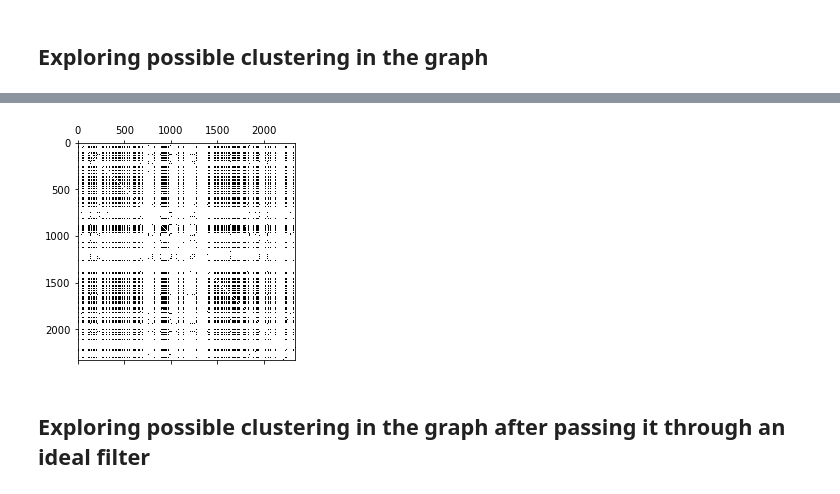
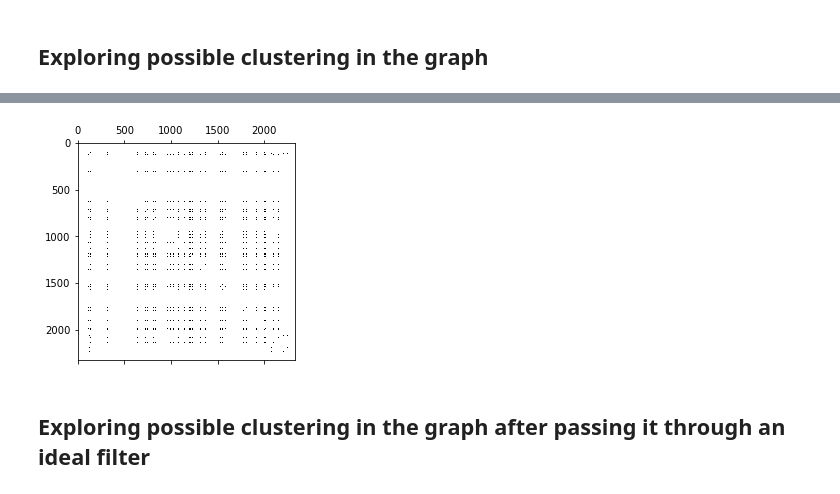
Before and after one commit to aaag97/ntds-projects, a Jupyter notebook: Project/wikipedia.ipynb, the cells around one changed output, grey strips where cells are left out. Drawn from its saved outputs; the diff is of its cells as text; code cells hidden in the pictures.

```diff
--- a/Project/wikipedia.ipynb
+++ b/Project/wikipedia.ipynb
@@ -419,6 +443,12 @@ class VisUtils():
         return (eigenvectors[:,1:dim+1])
 # %% [markdown]
 ## Exploring graph properties
+# %%
+from numpy import dot
+from numpy.linalg import norm
+
+def cosine(a,b):
+    cos_sim = dot(a, b)/(norm(a)*norm(b))
+    return cos_sim
 # %%
-# computing the distances between the articles
-distances = np.array([[(np.sum((features[i,:]-features[j,:])**2)) for i in range(0,features.shape[0]) ] for j in range(0,features.shape[0])]).reshape(features.shape[0],-1)
+distances = np.array([[cosine(features[i,:],features[j,:]) for i in range(0,features.shape[0]) ] for j in range(0,features.shape[0])]).reshape(features.shape[0],-1)
@@ -448,0 +481,2 @@ plt.hist(distances.flatten());
+# %%
+distances = np.nan_to_num(distances)
@@ -449,5 +488,5 @@ plt.hist(distances.flatten());
 # %%
-feat = np.where(distances<150,1,0)
+feat = np.where(distances>0.6,1,0)
 np.fill_diagonal(feat, 0)
 # %%
 # building a graph using the normalized distances
@@ -473,9 +512,9 @@ plt.show()
 # %%
-adjacency = matrixu.epsilon_similarity_graph(feat, sigma= 8*np.mean(feat), epsilon=0.40)
+adjacency = matrixu.epsilon_similarity_graph(feat, sigma= 10*np.mean(feat), epsilon=0.20)
 plt.spy(adjacency)
 plt.show()
 # %% [output]
-[figure, old version]
+[figure, new version]
 # %%
 import operator
 pr = nx.pagerank(graph)
```
Also changed, not shown: parts of 21 cells of this notebook.
